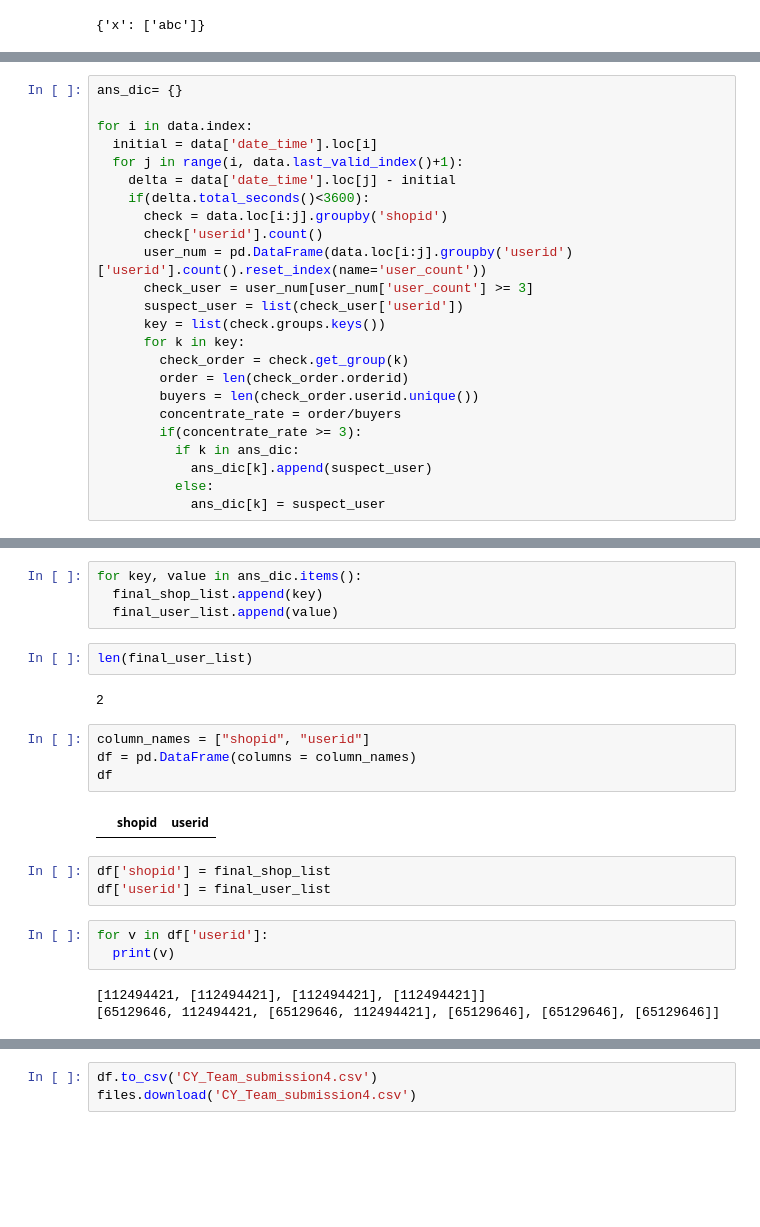
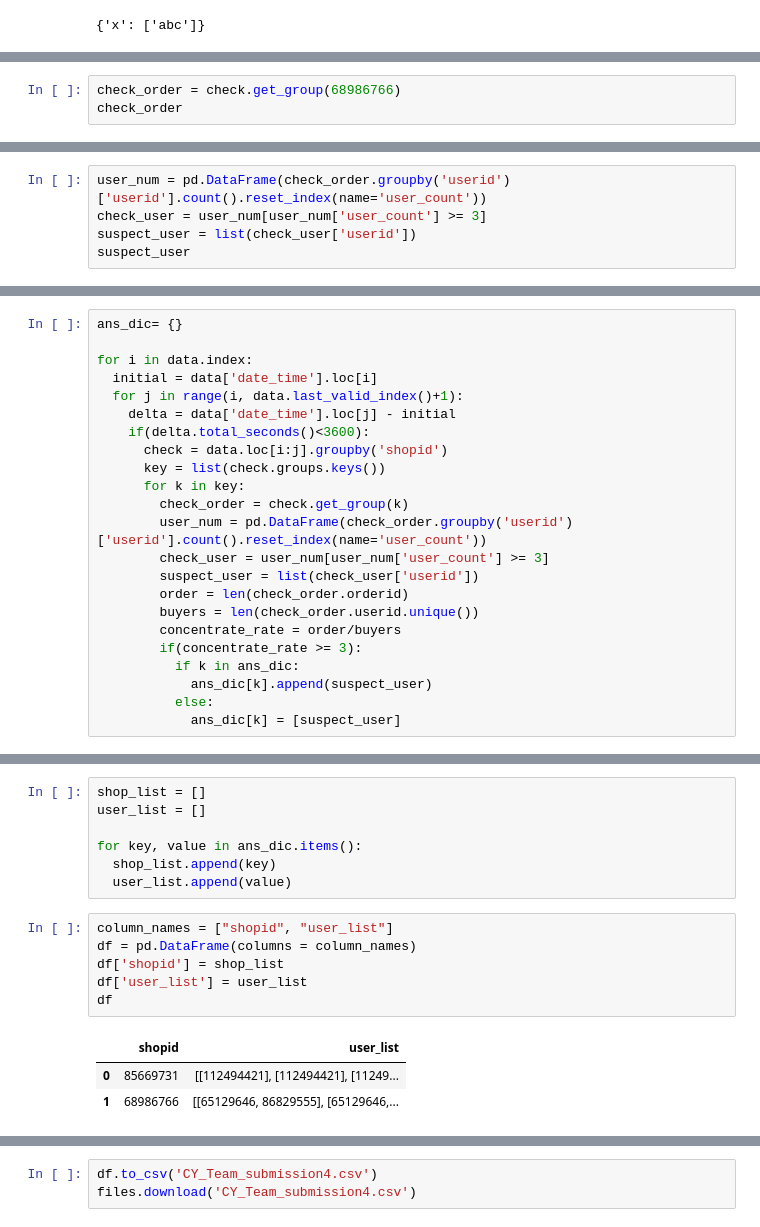
Before and after one commit to ee2110/Kaggle_projects_competition, a Jupyter notebook: Shopee_Code_League_2020/Order_Brushing/CYTeam_Order_Brushing.ipynb, the cells around one changed output, grey strips where cells are left out. Cells and saved outputs as stored; diff of their text form; blank space fills up the shorter version.

```diff
--- a/Shopee_Code_League_2020/Order_Brushing/CYTeam_Order_Brushing.ipynb
+++ b/Shopee_Code_League_2020/Order_Brushing/CYTeam_Order_Brushing.ipynb
@@ -191,0 +193,3 @@ print(a_dict)
+# %%
+check_order = check.get_group(68986766)
+check_order
@@ -191,0 +204,5 @@ print(a_dict)
+# %%
+user_num = pd.DataFrame(check_order.groupby('userid')['userid'].count().reset_index(name='user_count'))
+check_user = user_num[user_num['user_count'] >= 3]
+suspect_user = list(check_user['userid'])
+suspect_user
@@ -198,13 +217,12 @@ for i in data.index:
     delta = data['date_time'].loc[j] - initial
     if(delta.total_seconds()<3600):
       check = data.loc[i:j].groupby('shopid')
-      check['userid'].count()
-      user_num = pd.DataFrame(data.loc[i:j].groupby('userid')['userid'].count().reset_index(name='user_count'))
-      check_user = user_num[user_num['user_count'] >= 3]
-      suspect_user = list(check_user['userid'])
       key = list(check.groups.keys())
       for k in key:
         check_order = check.get_group(k)
+        user_num = pd.DataFrame(check_order.groupby('userid')['userid'].count().reset_index(name='user_count'))
+        check_user = user_num[user_num['user_count'] >= 3]
+        suspect_user = list(check_user['userid'])
         order = len(check_order.orderid)
         buyers = len(check_order.userid.unique())
         concentrate_rate = order/buyers
@@ -212,4 +230,4 @@ for i in data.index:
           if k in ans_dic:
             ans_dic[k].append(suspect_user)
           else:
-            ans_dic[k] = suspect_user
+            ans_dic[k] = [suspect_user]
@@ -219,23 +254,17 @@ final_user_list = []
 # %%
+shop_list = []
+user_list = []
+
 for key, value in ans_dic.items():
-  final_shop_list.append(key)
-  final_user_list.append(value)
+  shop_list.append(key)
+  user_list.append(value)
-# %%
-len(final_user_list)
-# %% [output]
-2
 # %%
-column_names = ["shopid", "userid"]
+column_names = ["shopid", "user_list"]
 df = pd.DataFrame(columns = column_names)
+df['shopid'] = shop_list
+df['user_list'] = user_list
 df
 # %% [output]
-|  | shopid | userid |
+|  | shopid | user_list |
+| 0 | 85669731 | [[112494421], [112494421], [11249... |
+| 1 | 68986766 | [[65129646, 86829555], [65129646,... |
-# %%
-df['shopid'] = final_shop_list
-df['userid'] = final_user_list
-# %%
-for v in df['userid']:
-  print(v)
-# %% [output]
-[112494421, [112494421], [112494421], [112494421]]
-[65129646, 112494421, [65129646, 112494421], [65129646], [65129646], [65129646]]
```
Also changed, not shown: parts of 25 cells of this notebook.
